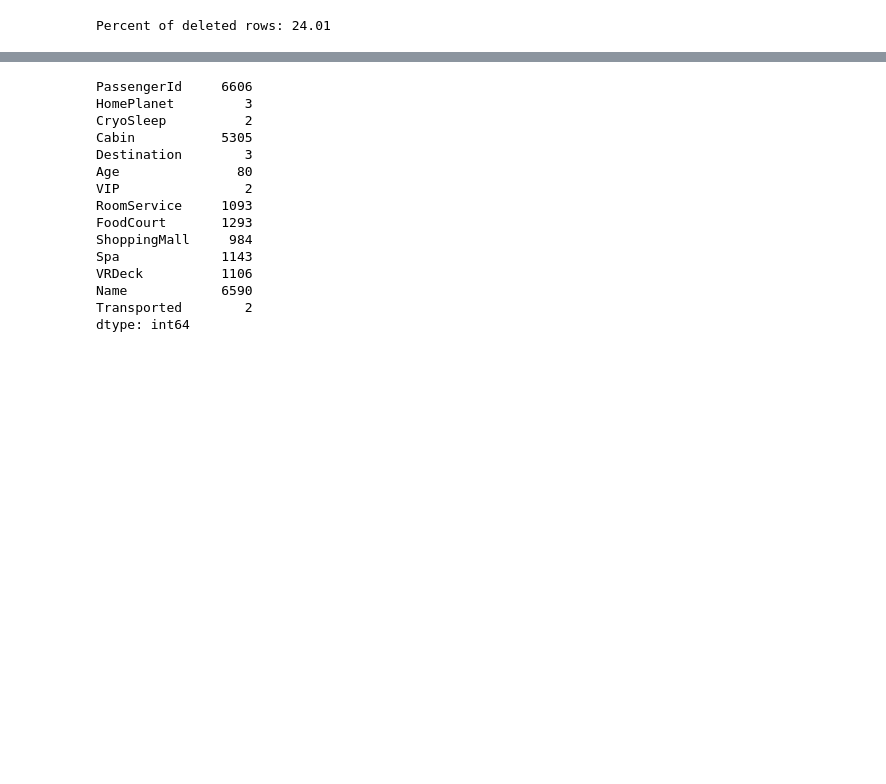
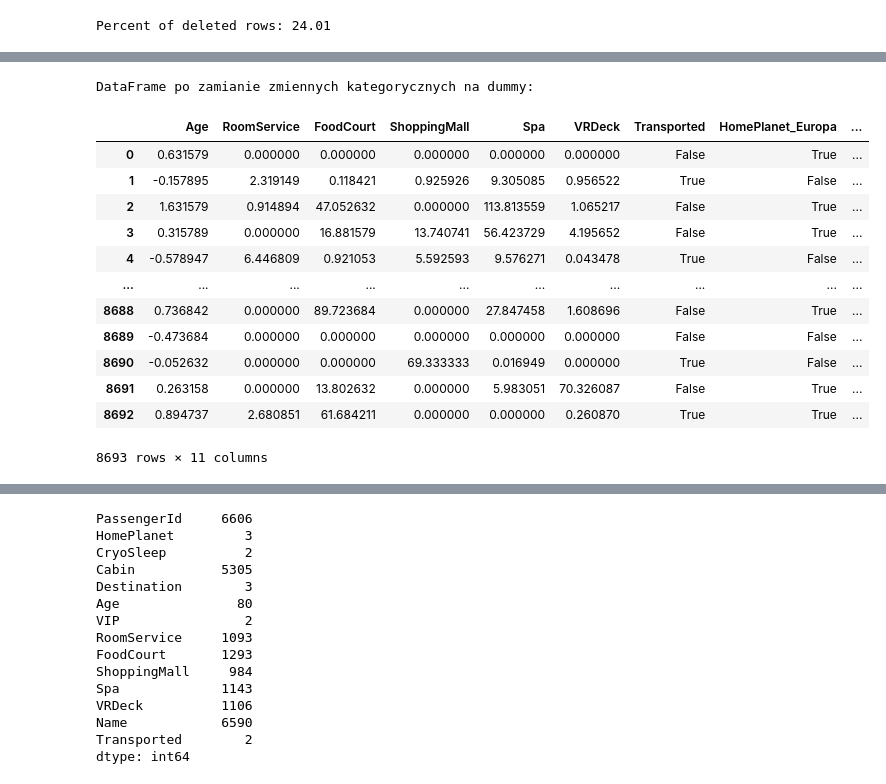
Before and after one commit to cluiverto/kaggle-perplexity, a Jupyter notebook: space_titanic/main.ipynb, the cells around one changed output, grey strips where cells are left out. Cells and saved outputs as stored; diff of their text form; code cells hidden in the pictures; blank space fills up the shorter version.

```diff
--- a/space_titanic/main.ipynb
+++ b/space_titanic/main.ipynb
@@ -119,0 +152,25 @@ Percent of deleted rows: 24.01
+# %%
+# Wybór kolumn o typie object
+object_columns = train.select_dtypes(include=['object']).columns
+
+# Zamiana zmiennych kategorycznych na zmienne dummy
+df_dummies = pd.get_dummies(train, columns=object_columns, drop_first=True)
+
+# Wyświetlenie DataFrame po zamianie na zmienne dummy
+print("\nDataFrame po zamianie zmiennych kategorycznych na dummy:")
+df_dummies
+# %% [output]
+DataFrame po zamianie zmiennych kategorycznych na dummy:
+|  | Age | RoomService | FoodCourt | ShoppingMall | Spa | VRDeck | Transported | HomePlanet_Europa | ... |
+| 0 | 0.631579 | 0.000000 | 0.000000 | 0.000000 | 0.000000 | 0.000000 | False | True | ... |
+| 1 | -0.157895 | 2.319149 | 0.118421 | 0.925926 | 9.305085 | 0.956522 | True | False | ... |
+| 2 | 1.631579 | 0.914894 | 47.052632 | 0.000000 | 113.813559 | 1.065217 | False | True | ... |
+| 3 | 0.315789 | 0.000000 | 16.881579 | 13.740741 | 56.423729 | 4.195652 | False | True | ... |
+| 4 | -0.578947 | 6.446809 | 0.921053 | 5.592593 | 9.576271 | 0.043478 | True | False | ... |
+| ... | ... | ... | ... | ... | ... | ... | ... | ... | ... |
+| 8688 | 0.736842 | 0.000000 | 89.723684 | 0.000000 | 27.847458 | 1.608696 | False | True | ... |
+| 8689 | -0.473684 | 0.000000 | 0.000000 | 0.000000 | 0.000000 | 0.000000 | False | False | ... |
+| 8690 | -0.052632 | 0.000000 | 0.000000 | 69.333333 | 0.016949 | 0.000000 | True | False | ... |
+| 8691 | 0.263158 | 0.000000 | 13.802632 | 0.000000 | 5.983051 | 70.326087 | False | True | ... |
+| 8692 | 0.894737 | 2.680851 | 61.684211 | 0.000000 | 0.000000 | 0.260870 | True | True | ... |
+8693 rows × 11 columns
```
Also changed, not shown: parts of 17 cells of this notebook.
